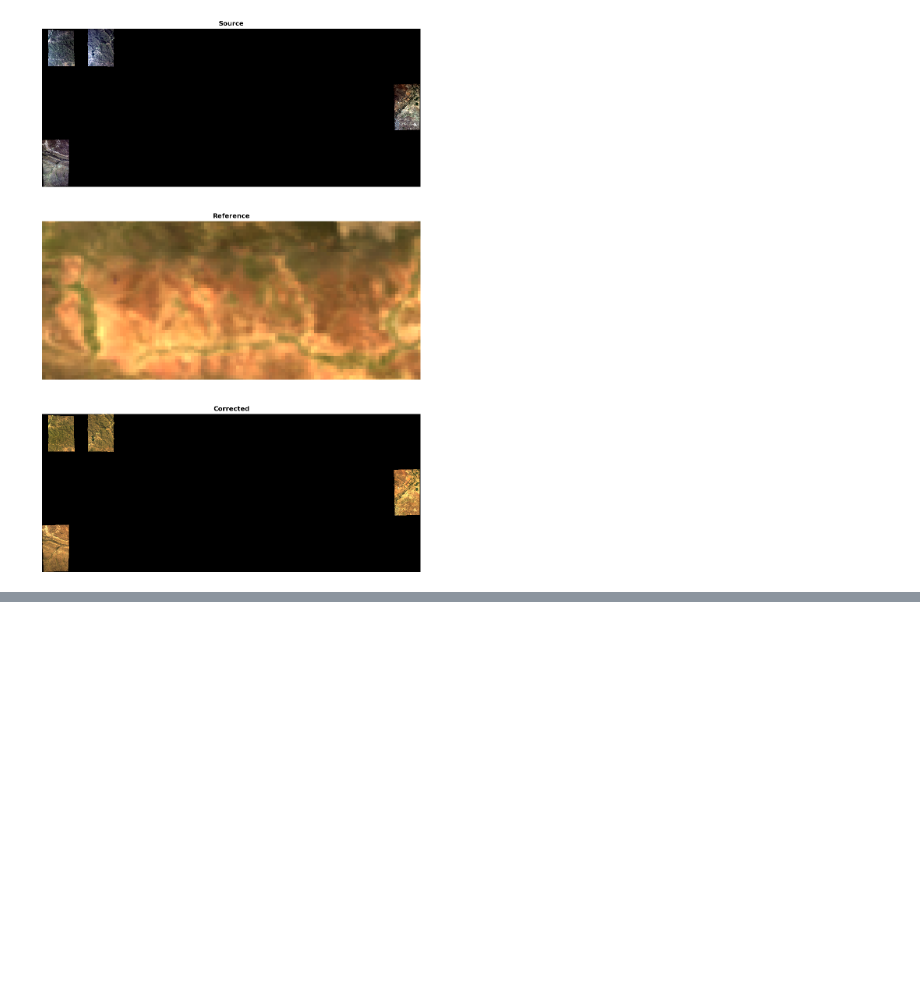
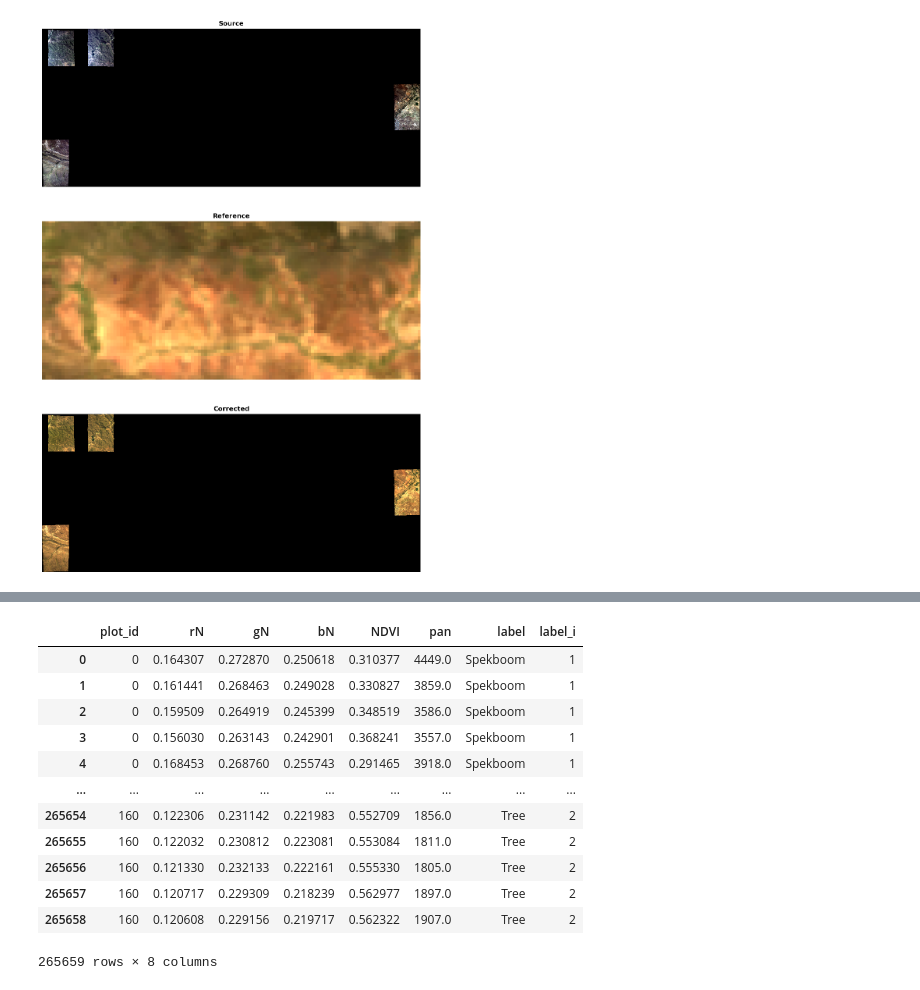
Before and after one commit to leftfield-geospatial/homonim, a Jupyter notebook: docs/tutorials/classification.ipynb, the cells around one changed output, grey strips where cells are left out. Cells and saved outputs as stored; diff of their text form; code cells hidden in the pictures; blank space fills up the shorter version.

```diff
--- a/docs/tutorials/classification.ipynb
+++ b/docs/tutorials/classification.ipynb
@@ -235,0 +306,16 @@ Corrected:
+# %%
+feats_dict['Source']
+# %% [output]
+|  | plot_id | rN | gN | bN | NDVI | pan | label | label_i |
+| 0 | 0 | 0.164307 | 0.272870 | 0.250618 | 0.310377 | 4449.0 | Spekboom | 1 |
+| 1 | 0 | 0.161441 | 0.268463 | 0.249028 | 0.330827 | 3859.0 | Spekboom | 1 |
+| 2 | 0 | 0.159509 | 0.264919 | 0.245399 | 0.348519 | 3586.0 | Spekboom | 1 |
+| 3 | 0 | 0.156030 | 0.263143 | 0.242901 | 0.368241 | 3557.0 | Spekboom | 1 |
+| 4 | 0 | 0.168453 | 0.268760 | 0.255743 | 0.291465 | 3918.0 | Spekboom | 1 |
+| ... | ... | ... | ... | ... | ... | ... | ... | ... |
+| 265654 | 160 | 0.122306 | 0.231142 | 0.221983 | 0.552709 | 1856.0 | Tree | 2 |
+| 265655 | 160 | 0.122032 | 0.230812 | 0.223081 | 0.553084 | 1811.0 | Tree | 2 |
+| 265656 | 160 | 0.121330 | 0.232133 | 0.222161 | 0.555330 | 1805.0 | Tree | 2 |
+| 265657 | 160 | 0.120717 | 0.229309 | 0.218239 | 0.562977 | 1897.0 | Tree | 2 |
+| 265658 | 160 | 0.120608 | 0.229156 | 0.219717 | 0.562322 | 1907.0 | Tree | 2 |
+265659 rows × 8 columns
```
Also changed, not shown: parts of 7 cells of this notebook.
